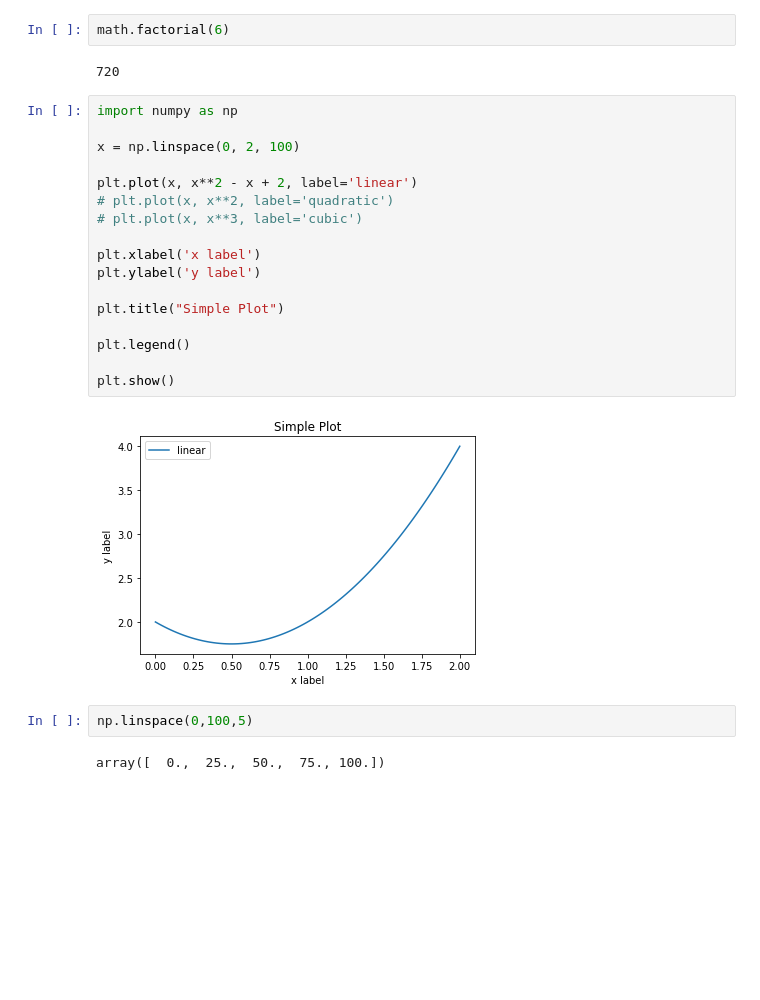
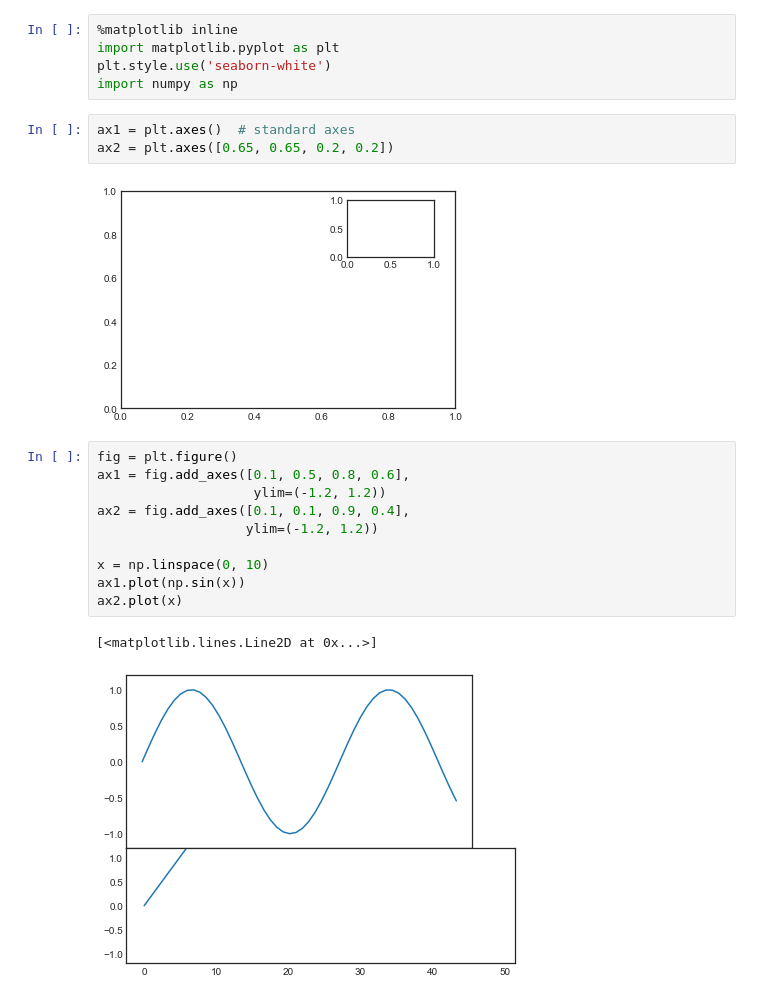
Before and after one commit to flambuth/PYTHON, a Jupyter notebook: Playing_With_Matplotlib.ipynb, the cells around one changed output. Cells and saved outputs as stored; diff of their text form; blank space fills up the shorter version.

```diff
--- a/Playing_With_Matplotlib.ipynb
+++ b/Playing_With_Matplotlib.ipynb
@@ -33,27 +1,23 @@ fig, ax_lst = plt.subplots(2, 2)  # a figure with a 2x2 grid of Axes
-# %%
-math.factorial(6)
-# %% [output]
-720
-# %%
-import numpy as np
-
-x = np.linspace(0, 2, 100)
-
-plt.plot(x, x**2 - x + 2, label='linear')
-# plt.plot(x, x**2, label='quadratic')
-# plt.plot(x, x**3, label='cubic')
-
-plt.xlabel('x label')
-plt.ylabel('y label')
-
-plt.title("Simple Plot")
-
-plt.legend()
-
-plt.show()
-# %% [output]
-[figure, removed]
-# %%
-np.linspace(0,100,5)
-# %% [output]
-array([  0.,  25.,  50.,  75., 100.])
+# %%
+%matplotlib inline
+import matplotlib.pyplot as plt
+plt.style.use('seaborn-white')
+import numpy as np
+# %%
+ax1 = plt.axes()  # standard axes
+ax2 = plt.axes([0.65, 0.65, 0.2, 0.2])
+# %% [output]
+[figure, added]
+# %%
+fig = plt.figure()
+ax1 = fig.add_axes([0.1, 0.5, 0.8, 0.6],
+                    ylim=(-1.2, 1.2))
+ax2 = fig.add_axes([0.1, 0.1, 0.9, 0.4],
+                   ylim=(-1.2, 1.2))
+
+x = np.linspace(0, 10)
+ax1.plot(np.sin(x))
+ax2.plot(x)
+# %% [output]
+[<matplotlib.lines.Line2D at 0x...>]
+[figure, added]
```
Also changed, not shown: parts of 9 cells of this notebook.
